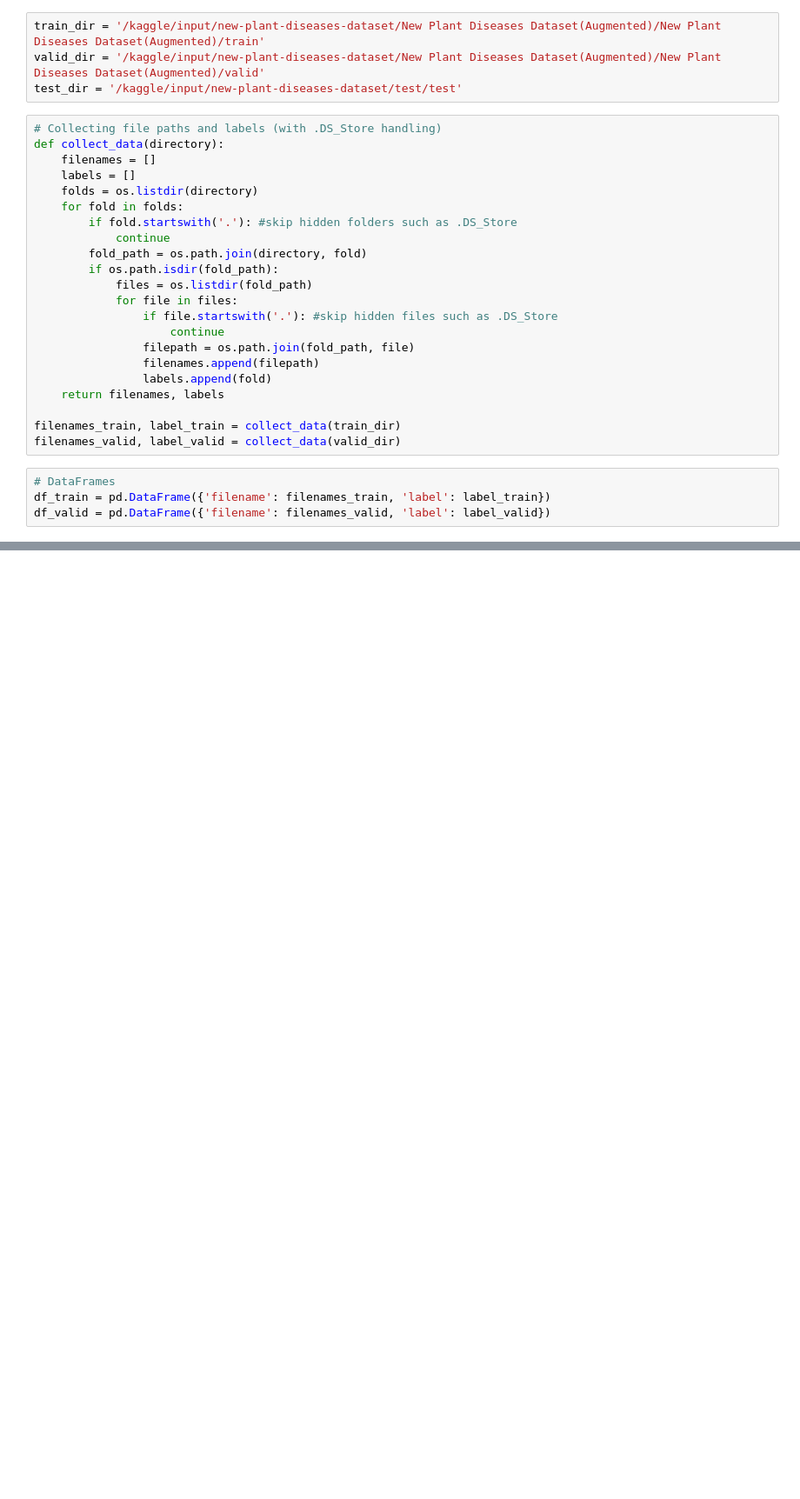
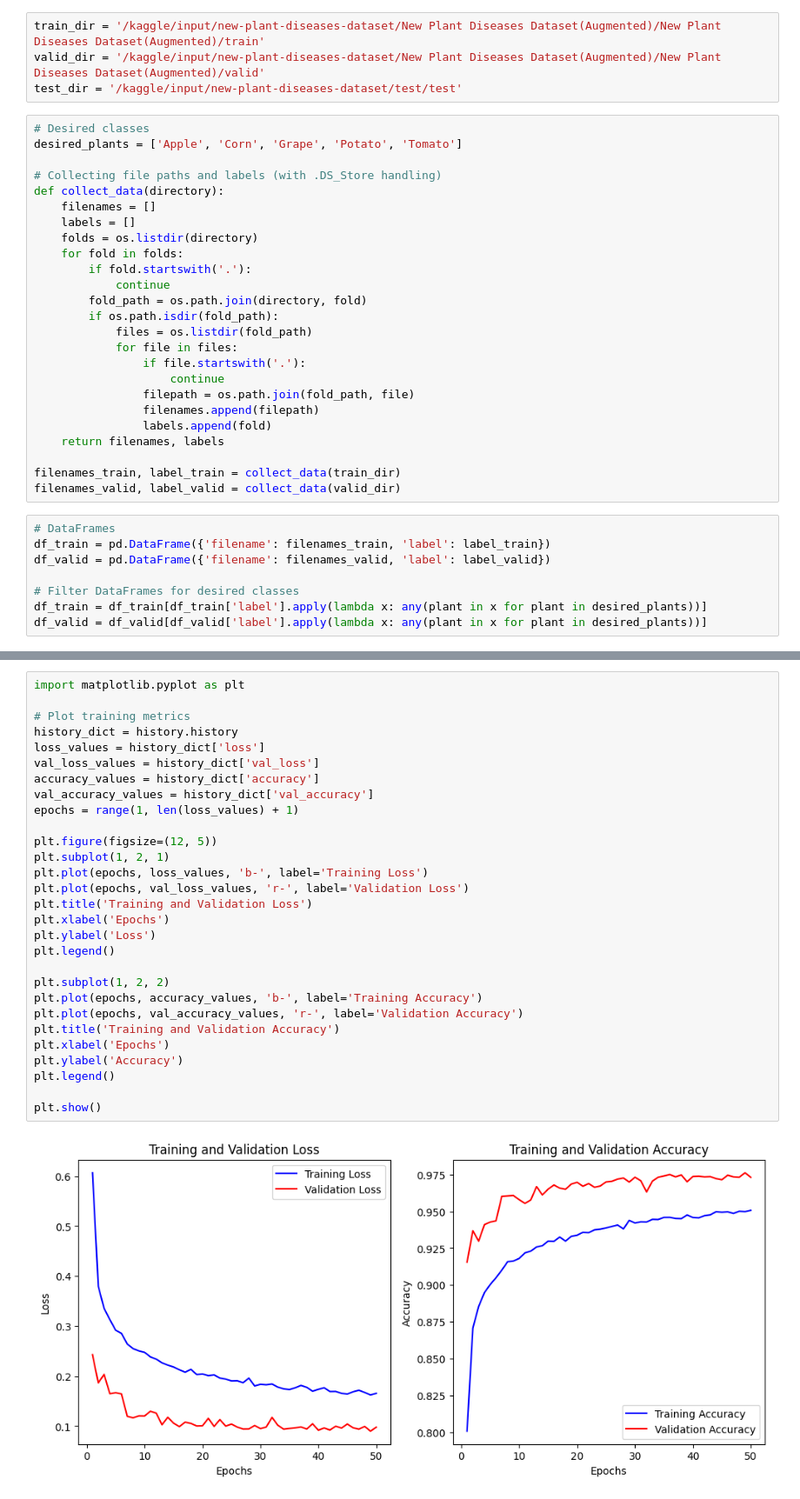
Before and after one commit to MeeraLizJoy/PlantDisease, a Jupyter notebook: plantdiseasefinalmodel.ipynb, the cells around one changed output, grey strips where cells are left out. Shown at 87% size. Saved outputs shown, nothing was run; the diff lists cells and outputs as text; blank space fills up the shorter version.

Commit message:
Kaggle Notebook | plantdiseasefinalmodel | Version 4

```diff
--- a/plantdiseasefinalmodel.ipynb
+++ b/plantdiseasefinalmodel.ipynb
@@ -23,19 +34,22 @@ train_dir = '/kaggle/input/new-plant-diseases-dataset/New Plant Diseases Dataset
 valid_dir = '/kaggle/input/new-plant-diseases-dataset/New Plant Diseases Dataset(Augmented)/New Plant Diseases Dataset(Augmented)/valid'
 test_dir = '/kaggle/input/new-plant-diseases-dataset/test/test'
 # %%
+# Desired classes
+desired_plants = ['Apple', 'Corn', 'Grape', 'Potato', 'Tomato']
+
 # Collecting file paths and labels (with .DS_Store handling)
 def collect_data(directory):
     filenames = []
     labels = []
     folds = os.listdir(directory)
     for fold in folds:
-        if fold.startswith('.'): #skip hidden folders such as .DS_Store
+        if fold.startswith('.'):
             continue
         fold_path = os.path.join(directory, fold)
         if os.path.isdir(fold_path):
             files = os.listdir(fold_path)
             for file in files:
-                if file.startswith('.'): #skip hidden files such as .DS_Store
+                if file.startswith('.'):
                     continue
                 filepath = os.path.join(fold_path, file)
                 filenames.append(filepath)
@@ -48,3 +62,7 @@ filenames_valid, label_valid = collect_data(valid_dir)
 # DataFrames
 df_train = pd.DataFrame({'filename': filenames_train, 'label': label_train})
 df_valid = pd.DataFrame({'filename': filenames_valid, 'label': label_valid})
+
+# Filter DataFrames for desired classes
+df_train = df_train[df_train['label'].apply(lambda x: any(plant in x for plant in desired_plants))]
+df_valid = df_valid[df_valid['label'].apply(lambda x: any(plant in x for plant in desired_plants))]
@@ -397,0 +187,31 @@ subprocess.Popen(['streamlit', 'run', 'app.py', '--server.port', '6006'])
+# %%
+import matplotlib.pyplot as plt
+
+# Plot training metrics
+history_dict = history.history
+loss_values = history_dict['loss']
+val_loss_values = history_dict['val_loss']
+accuracy_values = history_dict['accuracy']
+val_accuracy_values = history_dict['val_accuracy']
+epochs = range(1, len(loss_values) + 1)
+
+plt.figure(figsize=(12, 5))
+plt.subplot(1, 2, 1)
+plt.plot(epochs, loss_values, 'b-', label='Training Loss')
+plt.plot(epochs, val_loss_values, 'r-', label='Validation Loss')
+plt.title('Training and Validation Loss')
+plt.xlabel('Epochs')
+plt.ylabel('Loss')
+plt.legend()
+
+plt.subplot(1, 2, 2)
+plt.plot(epochs, accuracy_values, 'b-', label='Training Accuracy')
+plt.plot(epochs, val_accuracy_values, 'r-', label='Validation Accuracy')
+plt.title('Training and Validation Accuracy')
+plt.xlabel('Epochs')
+plt.ylabel('Accuracy')
+plt.legend()
+
+plt.show()
+# %% [output]
+[figure, added]
```
Also changed, not shown: parts of 18 cells of this notebook.
